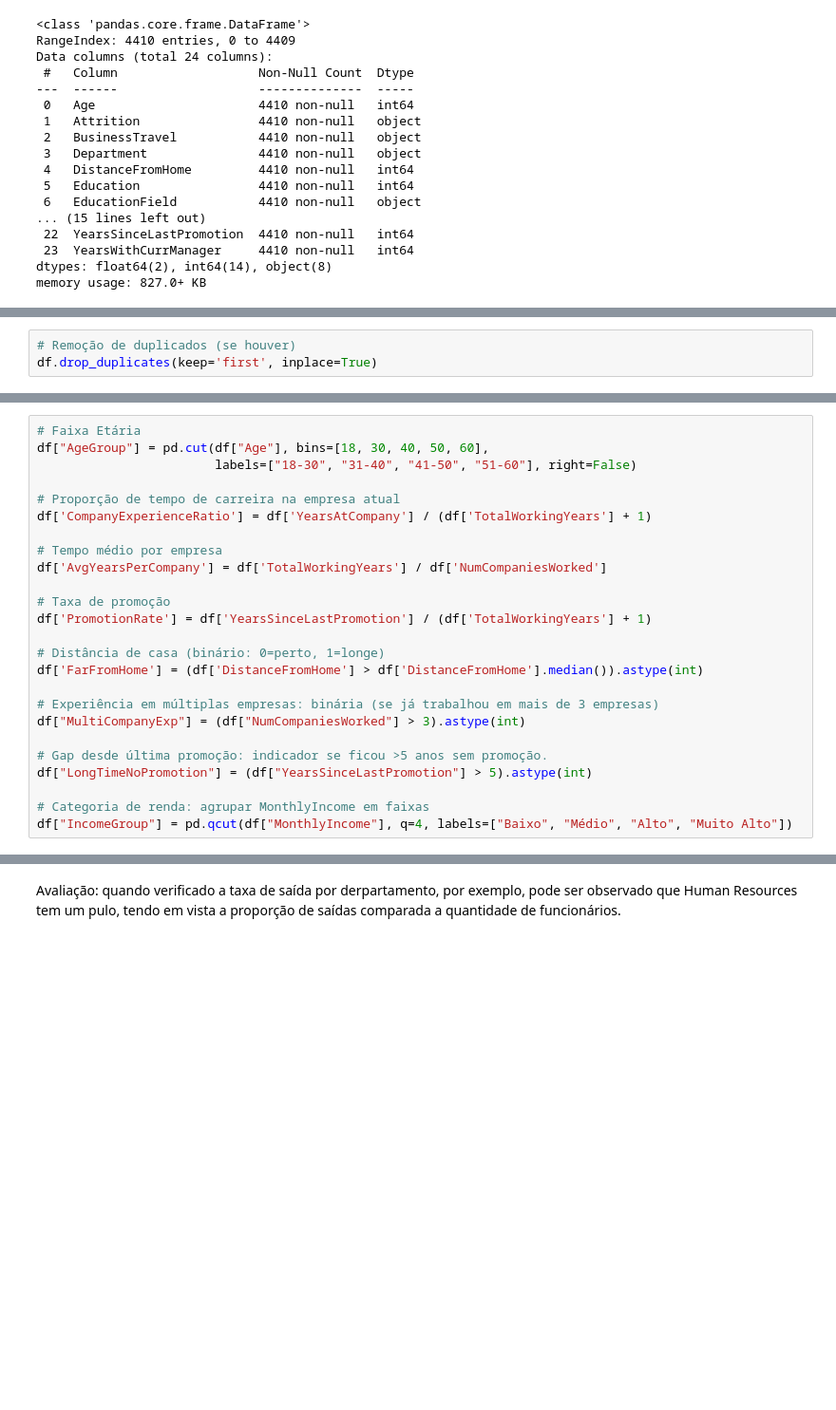
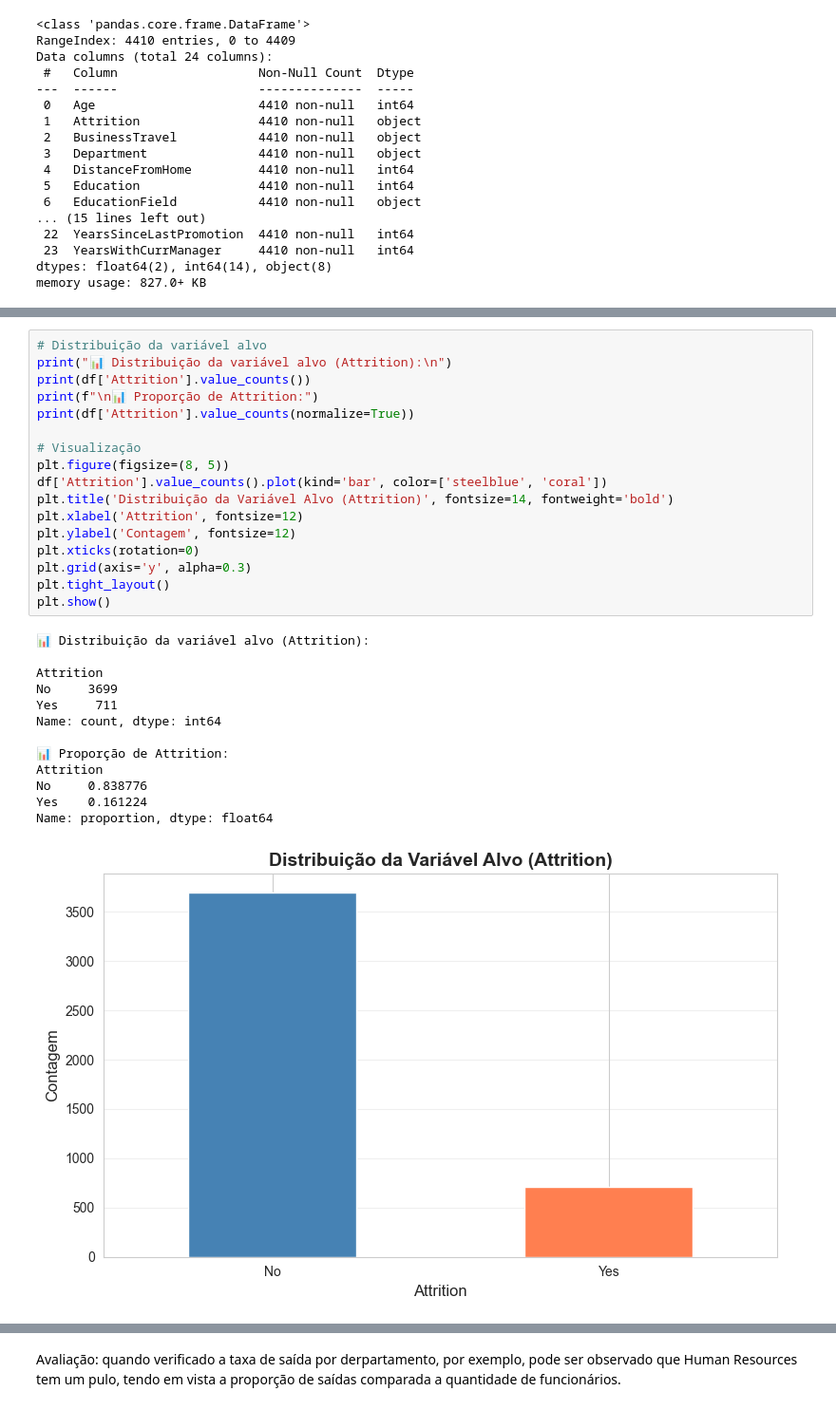
Before and after one commit to iannacastro/laboratoria-ml-attrition, a Jupyter notebook: notebooks/ML_Attrition_Projeto.ipynb, the cells around one changed output, grey strips where cells are left out. Shown at 95% size. Drawn from its saved outputs; the diff is of its cells as text; blank space fills up the shorter version.

```diff
--- a/notebooks/ML_Attrition_Projeto.ipynb
+++ b/notebooks/ML_Attrition_Projeto.ipynb
@@ -104,3 +114,0 @@ df.drop(columns=cols_to_drop, inplace=True)
-# %%
-# Remoção de duplicados (se houver)
-df.drop_duplicates(keep='first', inplace=True)
@@ -109,25 +114,0 @@ df.drop_duplicates(keep='first', inplace=True)
-# %%
-# Faixa Etária
-df["AgeGroup"] = pd.cut(df["Age"], bins=[18, 30, 40, 50, 60],
-                        labels=["18-30", "31-40", "41-50", "51-60"], right=False)
-
-# Proporção de tempo de carreira na empresa atual
-df['CompanyExperienceRatio'] = df['YearsAtCompany'] / (df['TotalWorkingYears'] + 1)
-
-# Tempo médio por empresa
-df['AvgYearsPerCompany'] = df['TotalWorkingYears'] / df['NumCompaniesWorked']
-
-# Taxa de promoção
-df['PromotionRate'] = df['YearsSinceLastPromotion'] / (df['TotalWorkingYears'] + 1)
-
-# Distância de casa (binário: 0=perto, 1=longe)
-df['FarFromHome'] = (df['DistanceFromHome'] > df['DistanceFromHome'].median()).astype(int)
-
-# Experiência em múltiplas empresas: binária (se já trabalhou em mais de 3 empresas)
-df["MultiCompanyExp"] = (df["NumCompaniesWorked"] > 3).astype(int)
-
-# Gap desde última promoção: indicador se ficou >5 anos sem promoção.
-df["LongTimeNoPromotion"] = (df["YearsSinceLastPromotion"] > 5).astype(int)
-
-# Categoria de renda: agrupar MonthlyIncome em faixas
-df["IncomeGroup"] = pd.qcut(df["MonthlyIncome"], q=4, labels=["Baixo", "Médio", "Alto", "Muito Alto"])
@@ -383,0 +148,31 @@ Insight: A remuneração não atua isoladamente, pode ser observado que o contex
+# %%
+# Distribuição da variável alvo
+print("📊 Distribuição da variável alvo (Attrition):\n")
+print(df['Attrition'].value_counts())
+print(f"\n📊 Proporção de Attrition:")
+print(df['Attrition'].value_counts(normalize=True))
+
+# Visualização
+plt.figure(figsize=(8, 5))
+df['Attrition'].value_counts().plot(kind='bar', color=['steelblue', 'coral'])
+plt.title('Distribuição da Variável Alvo (Attrition)', fontsize=14, fontweight='bold')
+plt.xlabel('Attrition', fontsize=12)
+plt.ylabel('Contagem', fontsize=12)
+plt.xticks(rotation=0)
+plt.grid(axis='y', alpha=0.3)
+plt.tight_layout()
+plt.show()
+# %% [output]
+📊 Distribuição da variável alvo (Attrition):
+
+Attrition
+No     3699
+Yes     711
+Name: count, dtype: int64
+
+📊 Proporção de Attrition:
+Attrition
+No     0.838776
+Yes    0.161224
+Name: proportion, dtype: float64
+[figure, added]
```
Also changed, not shown: parts of 109 cells of this notebook, 7 other files.
